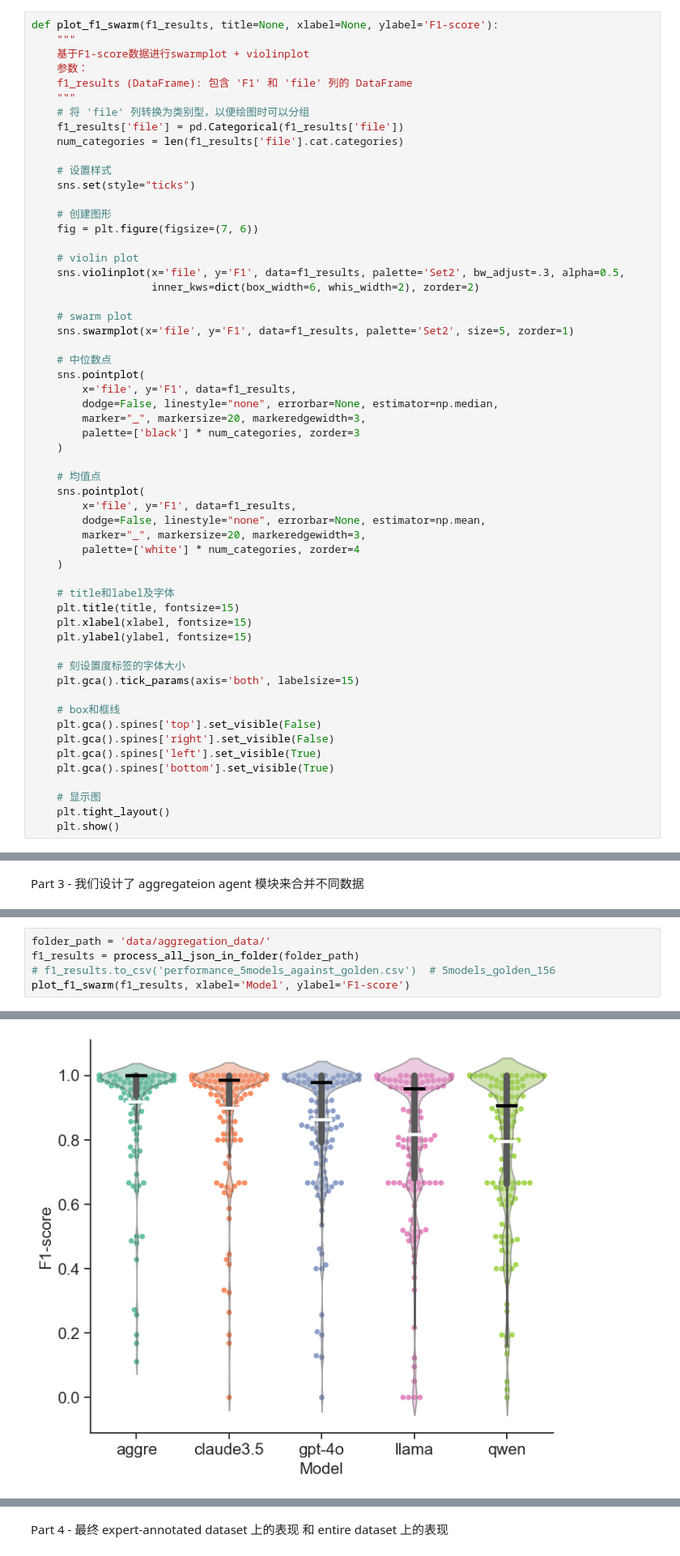
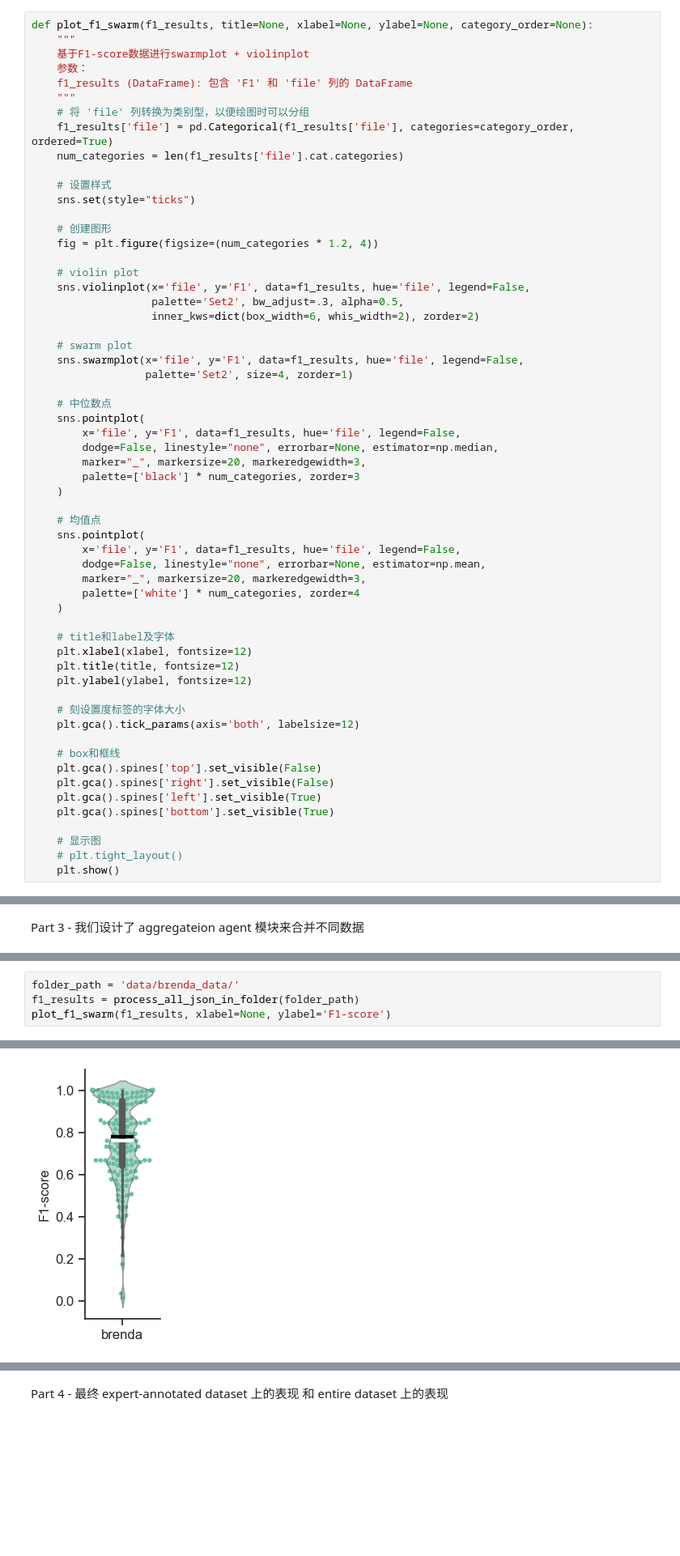
Before and after one commit to JackKuo666/LLM-BioDataExtractor, a Jupyter notebook: analyze_code/analyzing.ipynb, the cells around one changed output, grey strips where cells are left out. Shown at 81% size. Drawn from its saved outputs; the diff is of its cells as text; blank space fills up the shorter version.

```diff
--- a/analyze_code/analyzing.ipynb
+++ b/analyze_code/analyzing.ipynb
@@ -86,32 +86,34 @@ def process_all_json_in_folder(folder_path):
 # %% [markdown]
 2.0. 基于F1-score数据进行swarmplot + violinplot的画图代码
 # %%
-def plot_f1_swarm(f1_results, title=None, xlabel=None, ylabel='F1-score'):
+def plot_f1_swarm(f1_results, title=None, xlabel=None, ylabel=None, category_order=None):
     """
     基于F1-score数据进行swarmplot + violinplot
     参数：
     f1_results (DataFrame): 包含 'F1' 和 'file' 列的 DataFrame
     """
     # 将 'file' 列转换为类别型，以便绘图时可以分组
-    f1_results['file'] = pd.Categorical(f1_results['file'])
+    f1_results['file'] = pd.Categorical(f1_results['file'], categories=category_order, ordered=True)
     num_categories = len(f1_results['file'].cat.categories)
 
     # 设置样式
     sns.set(style="ticks")
 
     # 创建图形
-    fig = plt.figure(figsize=(7, 6))
+    fig = plt.figure(figsize=(num_categories * 1.2, 4))
 
     # violin plot
-    sns.violinplot(x='file', y='F1', data=f1_results, palette='Set2', bw_adjust=.3, alpha=0.5,
+    sns.violinplot(x='file', y='F1', data=f1_results, hue='file', legend=False,
+                   palette='Set2', bw_adjust=.3, alpha=0.5,
                    inner_kws=dict(box_width=6, whis_width=2), zorder=2)
 
     # swarm plot
-    sns.swarmplot(x='file', y='F1', data=f1_results, palette='Set2', size=5, zorder=1)
+    sns.swarmplot(x='file', y='F1', data=f1_results, hue='file', legend=False,
+                  palette='Set2', size=4, zorder=1)
 
     # 中位数点
     sns.pointplot(
-        x='file', y='F1', data=f1_results,
+        x='file', y='F1', data=f1_results, hue='file', legend=False,
         dodge=False, linestyle="none", errorbar=None, estimator=np.median,
         marker="_", markersize=20, markeredgewidth=3,
         palette=['black'] * num_categories, zorder=3
@@ -119,19 +121,19 @@ def plot_f1_swarm(f1_results, title=None, xlabel=None, ylabel='F1-score'):
 
     # 均值点
     sns.pointplot(
-        x='file', y='F1', data=f1_results,
+        x='file', y='F1', data=f1_results, hue='file', legend=False,
         dodge=False, linestyle="none", errorbar=None, estimator=np.mean,
         marker="_", markersize=20, markeredgewidth=3,
         palette=['white'] * num_categories, zorder=4
     )
 
     # title和label及字体
-    plt.title(title, fontsize=15)
-    plt.xlabel(xlabel, fontsize=15)
-    plt.ylabel(ylabel, fontsize=15)
+    plt.xlabel(xlabel, fontsize=12)
+    plt.title(title, fontsize=12)
+    plt.ylabel(ylabel, fontsize=12)
 
     # 刻设置度标签的字体大小
-    plt.gca().tick_params(axis='both', labelsize=15)
+    plt.gca().tick_params(axis='both', labelsize=12)
 
     # box和框线
     plt.gca().spines['top'].set_visible(False)
@@ -140,7 +142,7 @@ def plot_f1_swarm(f1_results, title=None, xlabel=None, ylabel='F1-score'):
     plt.gca().spines['bottom'].set_visible(True)
 
     # 显示图
-    plt.tight_layout()
+    # plt.tight_layout()
     plt.show()
 # %% [markdown]
 2.1. 绘制不同的温度条件下，Claude模型的F1表现的swarmplot + violinplot分布
@@ -195,6 +167,5 @@ Part 3 - 我们设计了 aggregateion agent 模块来合并不同数据
 # %%
-folder_path = 'data/aggregation_data/'
+folder_path = 'data/brenda_data/'
 f1_results = process_all_json_in_folder(folder_path)
-# f1_results.to_csv('performance_5models_against_golden.csv')  # 5models_golden_156
-plot_f1_swarm(f1_results, xlabel='Model', ylabel='F1-score')
+plot_f1_swarm(f1_results, xlabel=None, ylabel='F1-score')
 # %% [output]
@@ -216 +172 @@ Passing `palette` without assigning `hue` is deprecated and will be removed in v
-[figure, old version]
+[figure, new version]
```
Also changed, not shown: parts of 11 cells of this notebook.
